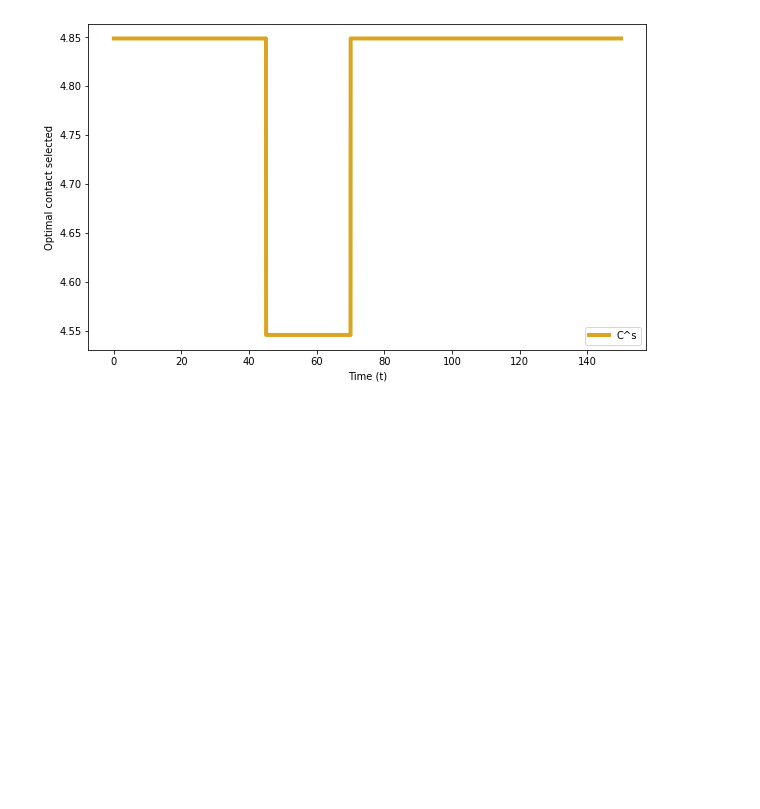
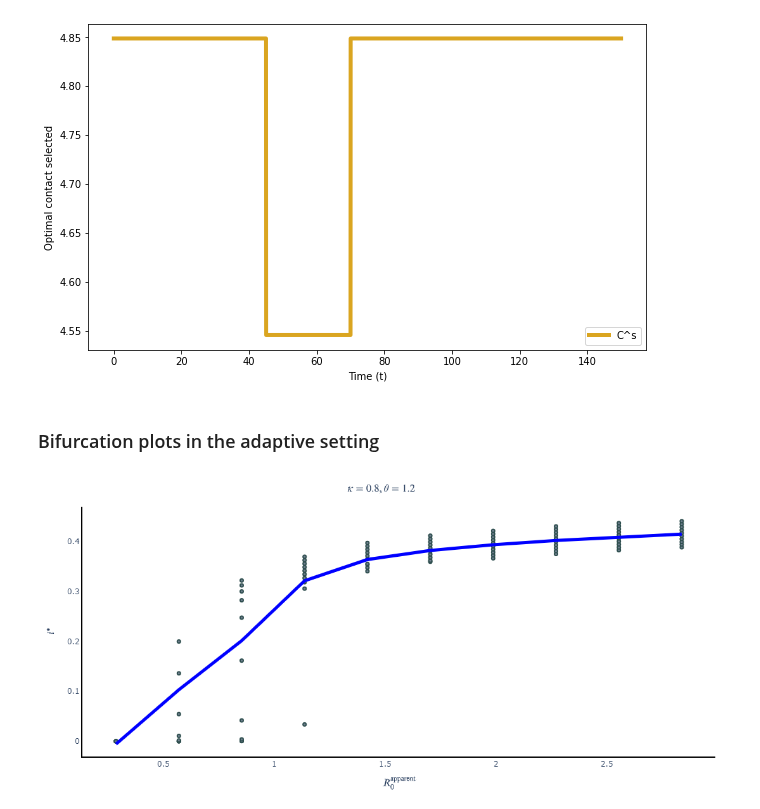
Before and after one commit to JimmyCalvoMonge/adaptive, a Jupyter notebook: code/adaptive/adaptive_use.ipynb, the cells around one changed output. Cells and saved outputs as stored; diff of their text form; code cells hidden in the pictures; blank space fills up the shorter version.

```diff
--- a/code/adaptive/adaptive_use.ipynb
+++ b/code/adaptive/adaptive_use.ipynb
@@ -613,3 +613,46 @@ plt.rcParams["figure.figsize"] = (10,6)
 plt.show()
 # %% [output]
 [figure]
+# %% [markdown]
+### Bifurcation plots in the adaptive setting
+# %%
+kappa = 0.8
+theta = 1.2
+folder = "C:/Users/jimmy/OneDrive/Desktop/Maestria Metodos Matematicos y Aplicaciones/Tesis/adaptive/code/adaptive/data/bifurcation_heatmap_adaptive"
+data = pd.read_csv(f"{folder}/simulation_adaptive_bifurcation_{kappa}_{theta}.csv")
+data = data[['R0', 'final_conv_inf_point', 'final_stopping_point', 'kappa', 'theta', 'prop']]
+data = data[~data['R0'].str.endswith('ERROR')]
+data['R0'] = data['R0'].astype(float)
+data = data[data['R0']<=3]
+
+fig = px.scatter(data, x="R0",
+                 y="final_conv_inf_point",
+                 trendline="lowess",
+                 trendline_options=dict(frac=0.5),
+                 width=500,
+                 height=500,
+                 labels={
+                     "final_conv_inf_point": "$i^*$",
+                     "R0": "$R_0^{\\text{apparent}}$"
+                 },)
+fig.update_layout(
+    margin=dict(l=70, r=20, t=50, b=20),
+    plot_bgcolor='rgba(0,0,0,0)')
+fig.update_traces(marker=dict(size=5,
+                              color='slategray',
+                              line=dict(
+                                  width=2,
+                                  color='DarkSlateGrey')),
+                  selector=dict(mode='markers'),
+                 hovertemplate="<br>".join([
+                     "R0: %{x}",
+                     "i*: %{y}",
+                 ]))
+fig.update_xaxes(showline=True, linewidth=2, linecolor='black')
+fig.update_yaxes(showline=True, linewidth=2, linecolor='black')
+fig.update_layout(title_text=f"$\\kappa = {kappa}, \\theta = {theta}$)", title_x=0.5)
+# This styles the line
+fig.update_traces(line=dict(color="blue", width=5))
+fig.show()
+# %% [output]
+[figure, added]
```
Also changed, not shown: parts of 2 cells of this notebook, 8 other files.
